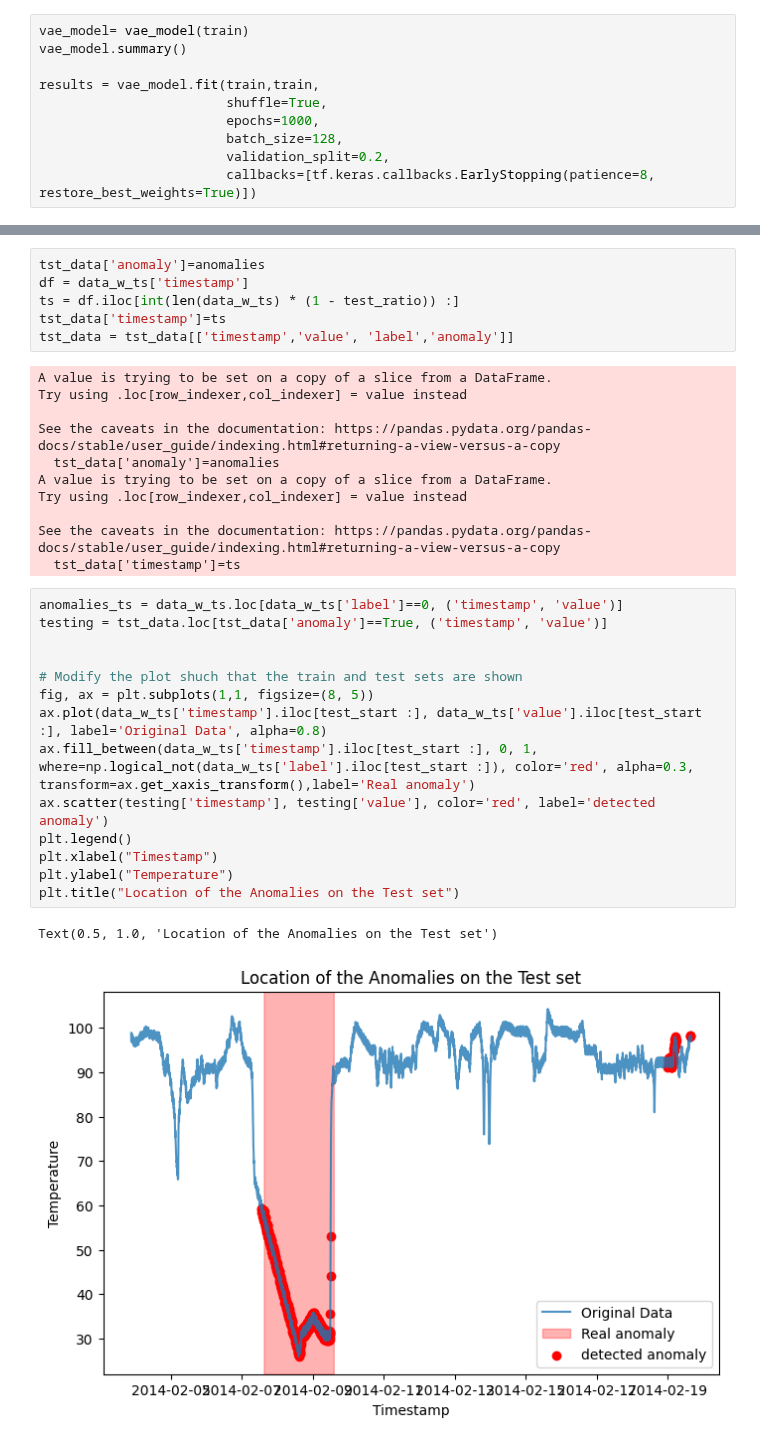
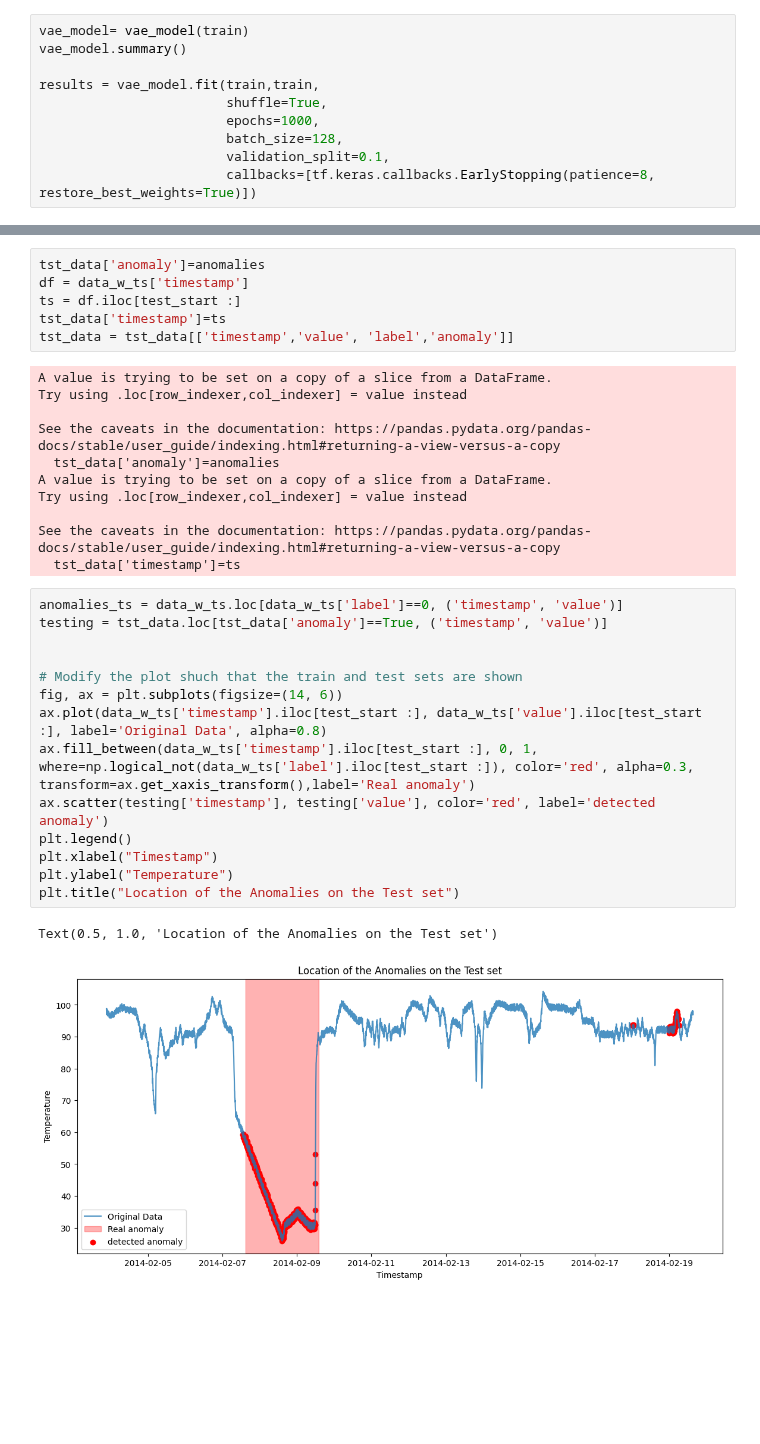
Before and after one commit to anjalianand10/VariationalAutoencodersForAnomalyDetection, a Jupyter notebook: VAE_for_temperature_failure.ipynb, the cells around one changed output, grey strips where cells are left out. Saved outputs shown, nothing was run; the diff lists cells and outputs as text; blank space fills up the shorter version.

Commit message:
Edited the plots

```diff
--- a/VAE_for_temperature_failure.ipynb
+++ b/VAE_for_temperature_failure.ipynb
@@ -266,7 +268,7 @@ results = vae_model.fit(train,train,
                         shuffle=True,
                         epochs=1000,
                         batch_size=128,
-                        validation_split=0.2,
+                        validation_split=0.1,
                         callbacks=[tf.keras.callbacks.EarlyStopping(patience=8, restore_best_weights=True)])
 # %% [output]
 Model: "vae_mlp"
@@ -405,7 +407,7 @@ plt.plot(np.logical_not(labels_of_test))
 # %%
 tst_data['anomaly']=anomalies
 df = data_w_ts['timestamp']
-ts = df.iloc[int(len(data_w_ts) * (1 - test_ratio)) :]
+ts = df.iloc[test_start :]
 tst_data['timestamp']=ts
 tst_data = tst_data[['timestamp','value', 'label','anomaly']]
 # %% [output]
@@ -422,20 +424,20 @@ See the caveats in the documentation: https://pandas.pydata.org/pandas-docs/stab
 # %%
 anomalies_ts = data_w_ts.loc[data_w_ts['label']==0, ('timestamp', 'value')]
 testing = tst_data.loc[tst_data['anomaly']==True, ('timestamp', 'value')]
 
 
 # Modify the plot shuch that the train and test sets are shown
-fig, ax = plt.subplots(1,1, figsize=(8, 5))
+fig, ax = plt.subplots(figsize=(14, 6))
 ax.plot(data_w_ts['timestamp'].iloc[test_start :], data_w_ts['value'].iloc[test_start :], label='Original Data', alpha=0.8)
 ax.fill_between(data_w_ts['timestamp'].iloc[test_start :], 0, 1, where=np.logical_not(data_w_ts['label'].iloc[test_start :]), color='red', alpha=0.3, transform=ax.get_xaxis_transform(),label='Real anomaly')
 ax.scatter(testing['timestamp'], testing['value'], color='red', label='detected anomaly')
 plt.legend()
 plt.xlabel("Timestamp")
 plt.ylabel("Temperature")
 plt.title("Location of the Anomalies on the Test set")
 # %% [output]
 Text(0.5, 1.0, 'Location of the Anomalies on the Test set')
-[figure, old version]
+[figure, new version]
 # %%
 from utils.scoring import score_fn
 anomaly_ranges = [(datetime.strptime(start, "%Y-%m-%d %H:%M:%S"),
```
Also changed, not shown: parts of 12 cells of this notebook, 5 other files.
